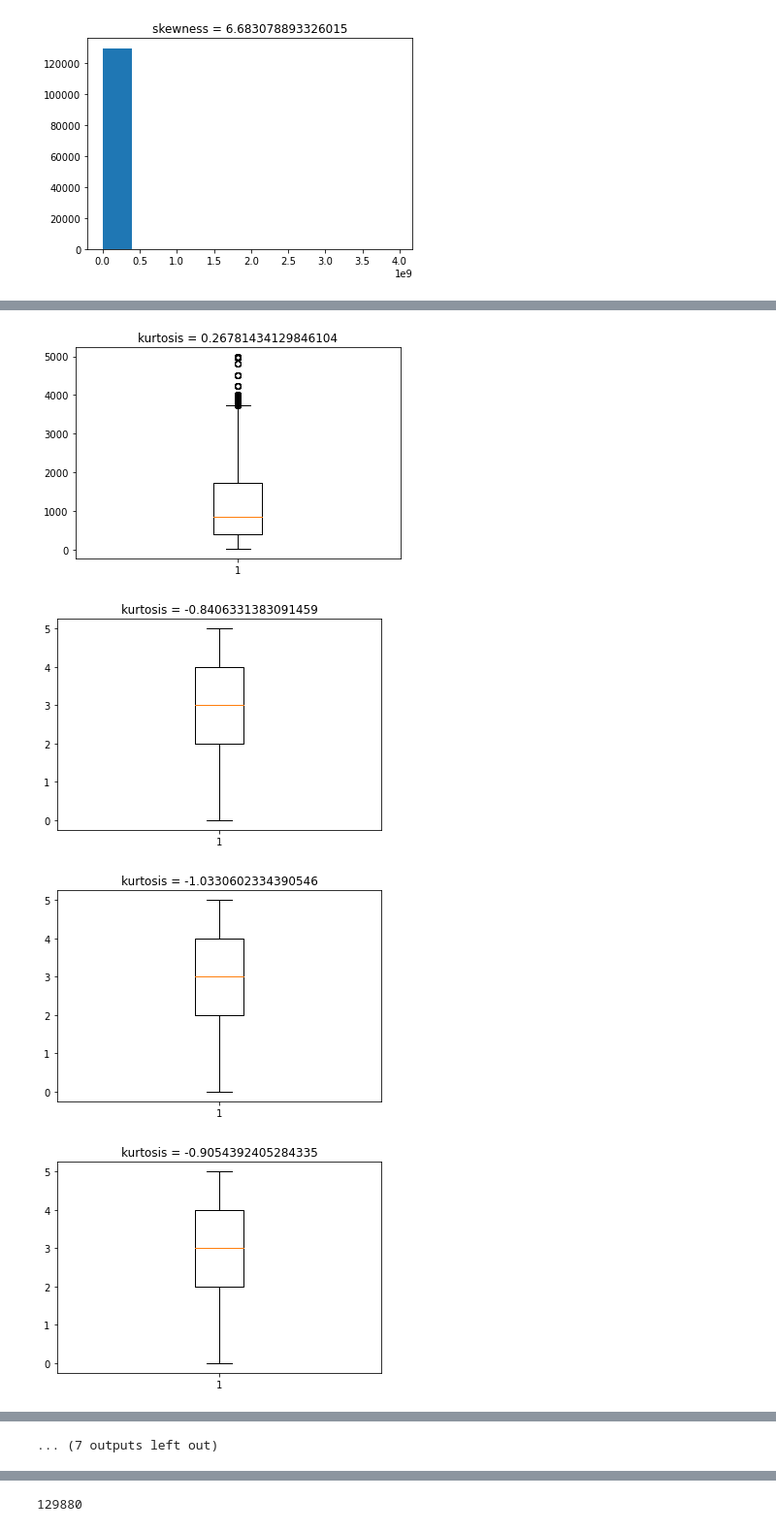
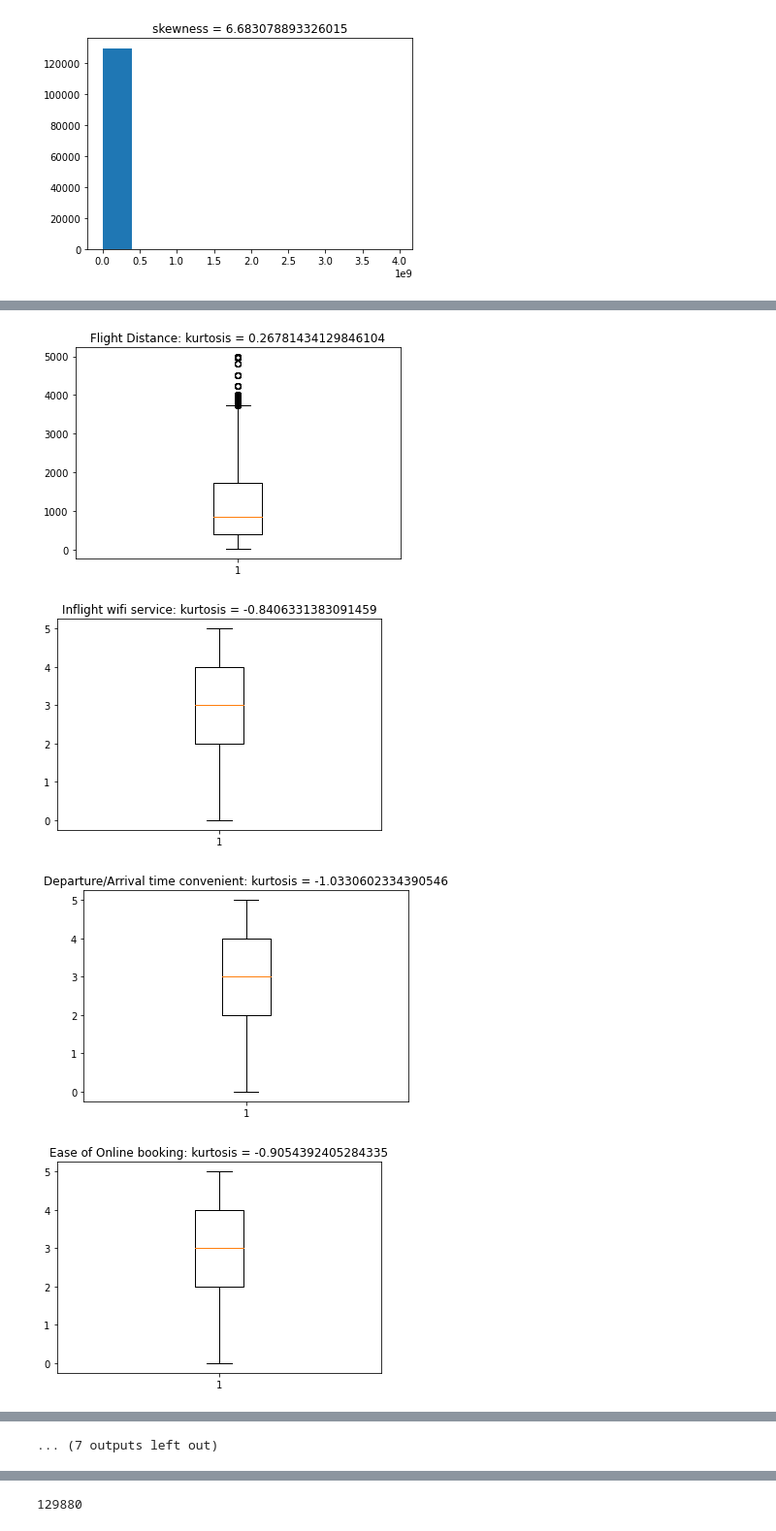
Before and after one commit to daterka/MOWII, a Jupyter notebook: I Preprocessing.ipynb, the cells around one changed output, grey strips where cells are left out. Shown at 97% size. Drawn from its saved outputs; the diff is of its cells as text; code cells hidden in the pictures.

```diff
--- a/I Preprocessing.ipynb
+++ b/I Preprocessing.ipynb
@@ -212,5 +220,5 @@ def plotBox(data, title=''):
 # %%
 # Boxplots
 for x in zip(df.columns, df.kurt(axis=0)):
-    plotBox((data[x[0]]), 'kurtosis = '+str(x[1]))
+    plotBox((data[x[0]]), x[0]+': kurtosis = '+str(x[1]))
 # %% [output]
@@ -219,4 +227,4 @@ for x in zip(df.columns, df.kurt(axis=0)):
-[figure, old version]
+[figure, new version]
-[figure, old version]
+[figure, new version]
-[figure, old version]
+[figure, new version]
-[figure, old version]
+[figure, new version]
```
Also changed, not shown: parts of 8 cells of this notebook.
